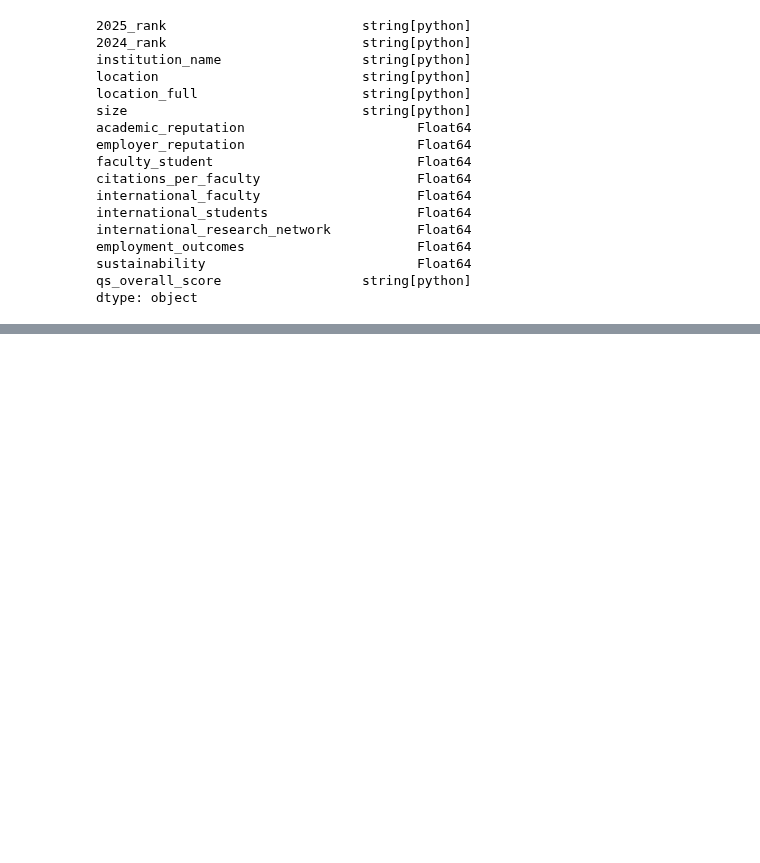
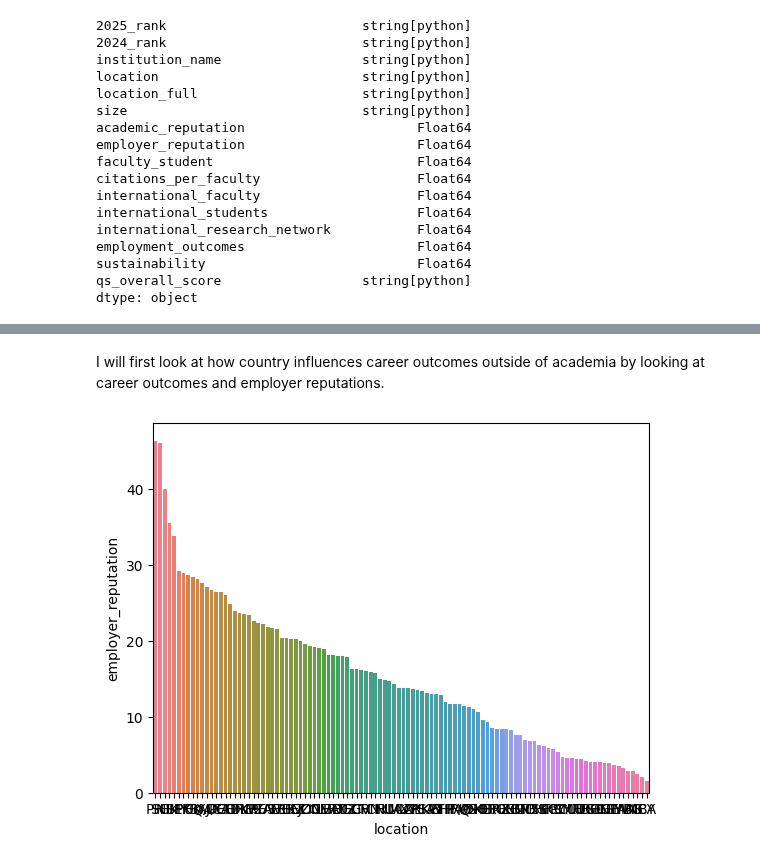
Before and after one commit to thezachdrake/UMD-INST760-Summer2024, a Jupyter notebook: notebooks/McNair-Notebook.ipynb, the cells around one changed output, grey strips where cells are left out. Saved outputs shown, nothing was run; the diff lists cells and outputs as text; code cells hidden in the pictures; blank space fills up the shorter version.

Commit message:
visualizations on how university country might influence career prospects

```diff
--- a/notebooks/McNair-Notebook.ipynb
+++ b/notebooks/McNair-Notebook.ipynb
@@ -71,3 +71,16 @@ df.describe()
 #- what university characteristic most correlates with employment outcomes?
     #Chord diagram
     #Heat map
+# %%
+#Does the country you go to college in influnence your career prospects?
+#create new df with relevant variables
+df_career = pd.DataFrame()
+columns_career = ['location', 'employer_reputation', 'citations_per_faculty', 'international_research_network', 'employment_outcomes']
+df_career[columns_career] = df[columns_career]
+
+#group by location and average each variable
+grouped_by_location = df_career.groupby('location').mean()
+
+#show each df
+df_career
+grouped_by_location
@@ -73,0 +102,8 @@ df.describe()
+# %%
+#sort each variable in descending order
+reputation = grouped_by_location.sort_values(by='employer_reputation', ascending=False)
+citations = grouped_by_location.sort_values(by='citations_per_faculty', ascending=False)
+research_network = grouped_by_location.sort_values(by='international_research_network', ascending=False)
+employment_outcomes = grouped_by_location.sort_values(by='employment_outcomes', ascending=False)
+
+grouped_by_location
@@ -73,0 +125,13 @@ df.describe()
+# %% [markdown]
+I will first look at how country influences career outcomes outside of academia by looking at career outcomes and employer reputations.
+# %%
+# plot employer reputation bar chart
+sns.barplot(
+    x="location",
+    y="employer_reputation",
+    data=reputation,
+    estimator=sum,
+    errorbar=None,
+    hue='location');
+# %% [output]
+[figure, added]
```
Also changed, not shown: parts of 8 cells of this notebook.
